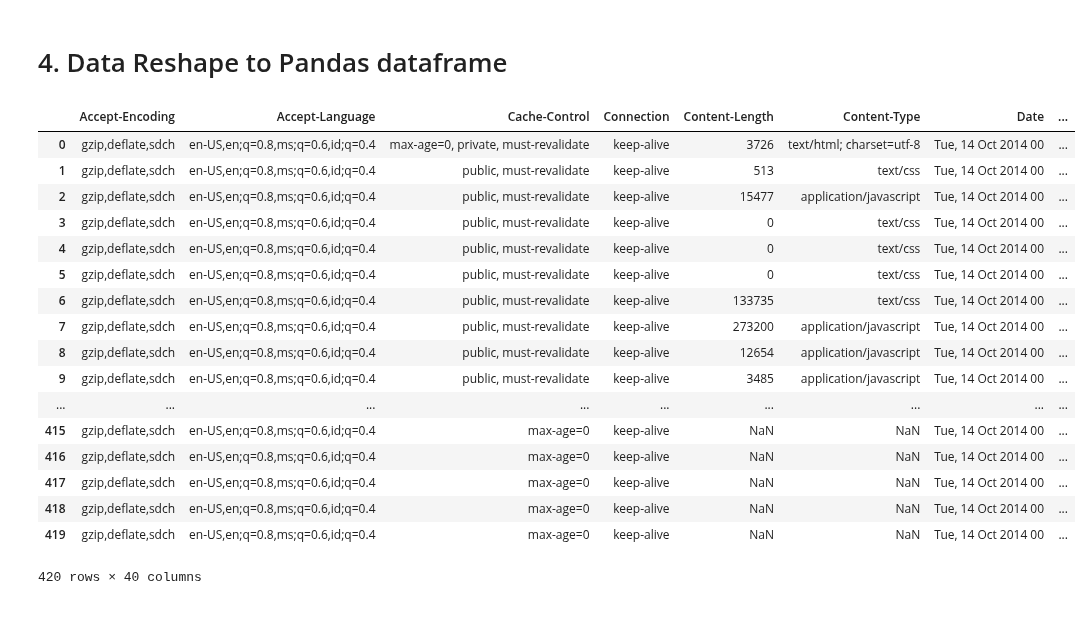
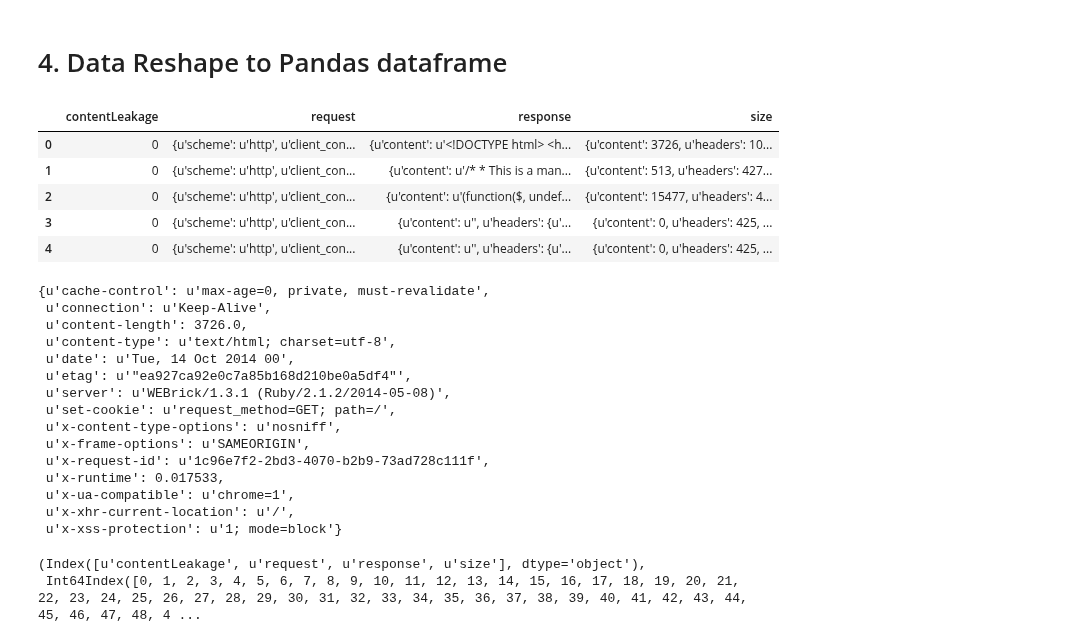
Before and after one commit to wangwf/Codes, a Jupyter notebook: dataLogs/mongodb.ipynb, the cells around one changed output. Cells and saved outputs as stored; diff of their text form; code cells hidden in the pictures; blank space fills up the shorter version.

Commit message:
mongodb exploratory and turn mongo-doc to pandas dataframe

```diff
--- a/dataLogs/mongodb.ipynb
+++ b/dataLogs/mongodb.ipynb
@@ -269,28 +373,21 @@ plt.show()
 # %%
 
 responseSize ="response"
-iter=logs.find({"or":[{"response":{'$exists':False}}, {"response":0}]})
-t= [item for item in iter]
+iter=logs.find({"or":[{"size.response":{'$exists':False}}, {"size.response":0}]})
+t= [item['size'] for item in iter]
 print "%s \'response\' doenot exist or zero-value! \n "%len(t)
 
 
-query ={responseSize:{'$exists':True},responseSize:{'$exists':True}}
+query ={"size.response":{'$exists':True}}
 
-iter=logs.find(query,{"_id":0, responseSize:1})
-rsize =[int(item.values()[0]) for item in iter]
+iter=logs.find(query,{"_id":0, "size.response":1})
+rsize =[int(item['size'].values()[0]) for item in iter]
 
 
 #plt.interactive(True)
 plt.title("response size hist")
 plt.xlabel("response")
 plt.hist(rsize,bins=50, normed=1, histtype="stepfilled", log=True)
-#plt.semilogy()
-#plt.show()
-#mpld3.show
-
-
-#fig = plt.figure()
-#ax = fig.add_subplot(2, 1,1)
 # %% [output]
 0 'response' doenot exist or zero-value!
 (array([  1.76789383e-04,   4.35441830e-06,   8.70883660e-07,
@@ -498,7 +558,7 @@ import pandas as pd
 
 
 #def read_mongo(db, collection, query={}, host='localhost', port=27017, username=None, password=None, no_id=True):
-def read_mongo(collection, query={}, host='localhost',no_id=True):
+def read_mongo(collection, query={},host='localhost',no_id=True):
     """ Read from Mongo and Store into DataFrame """
 
     # Make a query to the specific DB and Collection
@@ -513,32 +573,42 @@ def read_mongo(collection, query={}, host='localhost',no_id=True):
 
     return df
 
-df=read_mongo(logs)
-df_test = read_mongo(test)
+df=read_mongo(logs,{})
+#df_test = read_mongo(tests)
 # %%
-df
+df[:5]
 # %% [output]
-|  | Accept-Encoding | Accept-Language | Cache-Control | Connection | Content-Length | Content-Type | Date | ... |
-| 0 | gzip,deflate,sdch | en-US,en;q=0.8,ms;q=0.6,id;q=0.4 | max-age=0, private, must-revalidate | keep-alive | 3726 | text/html; charset=utf-8 | Tue, 14 Oct 2014 00 | ... |
-| 1 | gzip,deflate,sdch | en-US,en;q=0.8,ms;q=0.6,id;q=0.4 | public, must-revalidate | keep-alive | 513 | text/css | Tue, 14 Oct 2014 00 | ... |
-| 2 | gzip,deflate,sdch | en-US,en;q=0.8,ms;q=0.6,id;q=0.4 | public, must-revalidate | keep-alive | 15477 | application/javascript | Tue, 14 Oct 2014 00 | ... |
-| 3 | gzip,deflate,sdch | en-US,en;q=0.8,ms;q=0.6,id;q=0.4 | public, must-revalidate | keep-alive | 0 | text/css | Tue, 14 Oct 2014 00 | ... |
-| 4 | gzip,deflate,sdch | en-US,en;q=0.8,ms;q=0.6,id;q=0.4 | public, must-revalidate | keep-alive | 0 | text/css | Tue, 14 Oct 2014 00 | ... |
-| 5 | gzip,deflate,sdch | en-US,en;q=0.8,ms;q=0.6,id;q=0.4 | public, must-revalidate | keep-alive | 0 | text/css | Tue, 14 Oct 2014 00 | ... |
-| 6 | gzip,deflate,sdch | en-US,en;q=0.8,ms;q=0.6,id;q=0.4 | public, must-revalidate | keep-alive | 133735 | text/css | Tue, 14 Oct 2014 00 | ... |
-| 7 | gzip,deflate,sdch | en-US,en;q=0.8,ms;q=0.6,id;q=0.4 | public, must-revalidate | keep-alive | 273200 | application/javascript | Tue, 14 Oct 2014 00 | ... |
-| 8 | gzip,deflate,sdch | en-US,en;q=0.8,ms;q=0.6,id;q=0.4 | public, must-revalidate | keep-alive | 12654 | application/javascript | Tue, 14 Oct 2014 00 | ... |
-| 9 | gzip,deflate,sdch | en-US,en;q=0.8,ms;q=0.6,id;q=0.4 | public, must-revalidate | keep-alive | 3485 | application/javascript | Tue, 14 Oct 2014 00 | ... |
-| ... | ... | ... | ... | ... | ... | ... | ... | ... |
-| 415 | gzip,deflate,sdch | en-US,en;q=0.8,ms;q=0.6,id;q=0.4 | max-age=0 | keep-alive | NaN | NaN | Tue, 14 Oct 2014 00 | ... |
-| 416 | gzip,deflate,sdch | en-US,en;q=0.8,ms;q=0.6,id;q=0.4 | max-age=0 | keep-alive | NaN | NaN | Tue, 14 Oct 2014 00 | ... |
-| 417 | gzip,deflate,sdch | en-US,en;q=0.8,ms;q=0.6,id;q=0.4 | max-age=0 | keep-alive | NaN | NaN | Tue, 14 Oct 2014 00 | ... |
-| 418 | gzip,deflate,sdch | en-US,en;q=0.8,ms;q=0.6,id;q=0.4 | max-age=0 | keep-alive | NaN | NaN | Tue, 14 Oct 2014 00 | ... |
-| 419 | gzip,deflate,sdch | en-US,en;q=0.8,ms;q=0.6,id;q=0.4 | max-age=0 | keep-alive | NaN | NaN | Tue, 14 Oct 2014 00 | ... |
+|  | contentLeakage | request | response | size |
+| 0 | 0 | {u'scheme': u'http', u'client_con... | {u'content': u'<!DOCTYPE html> <h... | {u'content': 3726, u'headers': 10... |
+| 1 | 0 | {u'scheme': u'http', u'client_con... | {u'content': u'/* * This is a man... | {u'content': 513, u'headers': 427... |
+| 2 | 0 | {u'scheme': u'http', u'client_con... | {u'content': u'(function($, undef... | {u'content': 15477, u'headers': 4... |
+| 3 | 0 | {u'scheme': u'http', u'client_con... | {u'content': u'', u'headers': {u'... | {u'content': 0, u'headers': 425, ... |
+| 4 | 0 | {u'scheme': u'http', u'client_con... | {u'content': u'', u'headers': {u'... | {u'content': 0, u'headers': 425, ... |
-420 rows × 40 columns
+# %%
+df['response'][0]["headers"]
+# %% [output]
+{u'cache-control': u'max-age=0, private, must-revalidate',
+ u'connection': u'Keep-Alive',
+ u'content-length': 3726.0,
+ u'content-type': u'text/html; charset=utf-8',
+ u'date': u'Tue, 14 Oct 2014 00',
+ u'etag': u'"ea927ca92e0c7a85b168d210be0a5df4"',
+ u'server': u'WEBrick/1.3.1 (Ruby/2.1.2/2014-05-08)',
+ u'set-cookie': u'request_method=GET; path=/',
+ u'x-content-type-options': u'nosniff',
+ u'x-frame-options': u'SAMEORIGIN',
+ u'x-request-id': u'1c96e7f2-2bd3-4070-b2b9-73ad728c111f',
+ u'x-runtime': 0.017533,
+ u'x-ua-compatible': u'chrome=1',
+ u'x-xhr-current-location': u'/',
+ u'x-xss-protection': u'1; mode=block'}
 # %%
 #df.dropna()
-df["timeStampStartEnd"]=df['timestamp_end'].astype(float) - df['timestamp_start'].astype(float)
-df_test["timeStampStartEnd"]=df_test['timestamp_end'].astype(float) - df_test['timestamp_start'].astype(float)
+#df["timeStampStartEnd"]=df['timestamp_end'].astype(float) - df['timestamp_start'].astype(float)
+#df_test["timeStampStartEnd"]=df_test['timestamp_end'].astype(float) - df_test['timestamp_start'].astype(float)
+df.columns, df.index
+# %% [output]
+(Index([u'contentLeakage', u'request', u'response', u'size'], dtype='object'),
+ Int64Index([0, 1, 2, 3, 4, 5, 6, 7, 8, 9, 10, 11, 12, 13, 14, 15, 16, 17, 18, 19, 20, 21, 22, 23, 24, 25, 26, 27, 28, 29, 30, 31, 32, 33, 34, 35, 36, 37, 38, 39, 40, 41, 42, 43, 44, 45, 46, 47, 48, 4 ...
 # %%
 # Writing Pandas dataframe to CSV file
```
Also changed, not shown: parts of 43 cells of this notebook, 2 other files.
